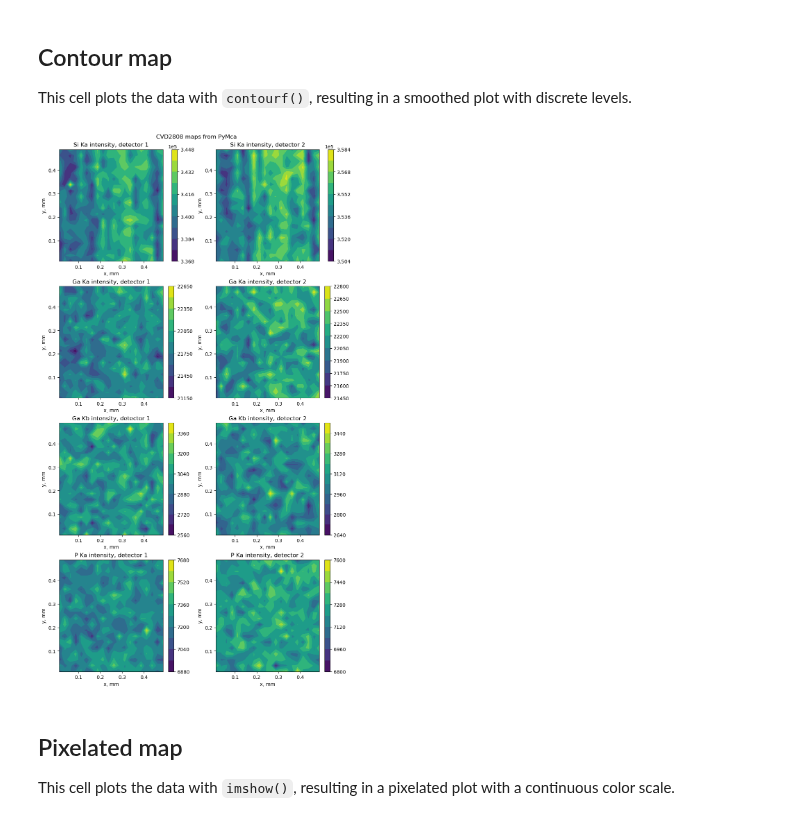
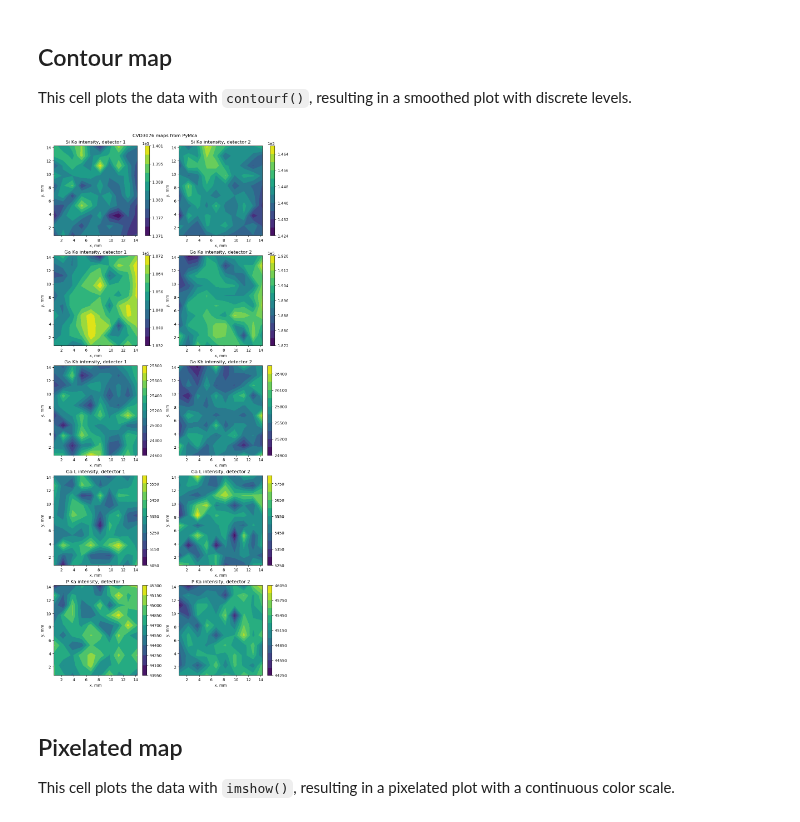
Before and after one commit to ELFREELAND/xrf-thickness-studies, a Jupyter notebook: batch_processor_pymca.ipynb, the cells around one changed output. Saved outputs shown, nothing was run; the diff lists cells and outputs as text; code cells hidden in the pictures.

```diff
--- a/batch_processor_pymca.ipynb
+++ b/batch_processor_pymca.ipynb
@@ -41,7 +44,7 @@ for i in range(0, len(folders)):
 11 - 20230627_CVD_2546_map
 12 - 20230628_CVD_2546_map
 # %%
-path_label = folders[8][0:-4]
+path_label = folders[0][0:-4]
 
 sample_name = "CVD" + path_label[-4:]
 # %% [markdown]
@@ -116,6 +117,8 @@ dat = {
     "Ga_ka_d2": np.zeros((grid_size, grid_size)),
     "Ga_kb_d1": np.zeros((grid_size, grid_size)),
     "Ga_kb_d2": np.zeros((grid_size, grid_size)),
+    "Ga_l_d1":  np.zeros((grid_size, grid_size)),
+    "Ga_l_d2":  np.zeros((grid_size, grid_size)),
     "P_ka_d1":  np.zeros((grid_size, grid_size)),
     "P_ka_d2":  np.zeros((grid_size, grid_size))
 }
@@ -150,18 +153,22 @@ while s != [""]:
         si_counts = float(s[2])
         ga_ka_counts = float(s[8])
         ga_kb_counts = float(s[9])
+        #combine data from La1, La2, La3 since they are indistuinguishable with Si(Li) detector
+        ga_l_counts = float(s[10]) + float(s[11]) + float(s[12])
         p_counts = float(s[4])
 
         if int(s[0]) < grid_size**2 : #separate into detector 1 and detector 2
             dat["Si_ka_d1"][y][x] = si_counts
             dat["Ga_ka_d1"][y][x] = ga_ka_counts
             dat["Ga_kb_d1"][y][x] = ga_kb_counts
+            dat["Ga_l_d1"][y][x] = ga_l_counts
             dat["P_ka_d1"][y][x] = p_counts
 
         elif int(s[0]) >= grid_size**2:
             dat["Si_ka_d2"][y][x] = si_counts
             dat["Ga_ka_d2"][y][x] = ga_ka_counts
             dat["Ga_kb_d2"][y][x] = ga_kb_counts
+            dat["Ga_l_d2"][y][x] = ga_l_counts
             dat["P_ka_d2"][y][x] = p_counts
 
     s = input_file.readline().split(";")
@@ -309,7 +325,7 @@ c="viridis" #colormap to use
 
 l = 10 #how many levels in the contour map
 
-fg, axs = plt.subplots(nrows=4, ncols=2, figsize=(9, 16), layout="constrained")
+fg, axs = plt.subplots(nrows=5, ncols=2, figsize=(9, 20), layout="constrained")
 
 def drawMap(a, dat, cm, levs, title):
     """draw contour plot
@@ -317,36 +333,39 @@ def drawMap(a, dat, cm, levs, title):
     a is axes on which to draw it
     cm is the color map to use
     title is the title to write
     """
     im_pointer = a.contourf(dat, levels = levs, extent = [0, grid_dim, 0, grid_dim], cmap=cm, origin = "lower")
     cb = plt.colorbar(im_pointer, ax=a)
     cb.formatter.set_powerlimits((-5,5))
     a.set_title(title)
     a.set_xlabel("x, mm")
     a.set_ylabel("y, mm")
 
 drawMap(axs[0][0], dat["Si_ka_d1"], c, l, "Si Ka intensity, detector 1")
 drawMap(axs[0][1], dat["Si_ka_d2"], c, l, "Si Ka intensity, detector 2")
 
 drawMap(axs[1][0], dat["Ga_ka_d1"], c, l, "Ga Ka intensity, detector 1")
 drawMap(axs[1][1], dat["Ga_ka_d2"], c, l, "Ga Ka intensity, detector 2")
 
 drawMap(axs[2][0], dat["Ga_kb_d1"], c, l, "Ga Kb intensity, detector 1")
 drawMap(axs[2][1], dat["Ga_kb_d2"], c, l, "Ga Kb intensity, detector 2")
 
-drawMap(axs[3][0], dat["P_ka_d1"], c, l, "P Ka intensity, detector 1")
-drawMap(axs[3][1], dat["P_ka_d2"], c, l, "P Ka intensity, detector 2")
+drawMap(axs[3][0], dat["Ga_l_d1"], c, l, "Ga L intensity, detector 1")
+drawMap(axs[3][1], dat["Ga_l_d2"], c, l, "Ga L intensity, detector 2")
+
+drawMap(axs[4][0], dat["P_ka_d1"], c, l, "P Ka intensity, detector 1")
+drawMap(axs[4][1], dat["P_ka_d2"], c, l, "P Ka intensity, detector 2")
 
 fg.suptitle(sample_name + " maps from " + source)
 
 plt.savefig("./" + path_label + "_map/results_out/" + path_label + "_intensity_contour_map_" + source + ".png",
             dpi="figure",
             format="png")
 
 #for contourf(), [0][0] is displayed in the bottom left, [0][9] is in the bottom right
 #for imshow(), [0][0] is displayed in the top left, [0][9] is in the top right
 # %% [output]
-[figure, old version]
+[figure, new version]
 # %% [markdown]
 ## Pixelated map
 This cell plots the data with `imshow()`, resulting in a pixelated plot with a continuous color scale.
```
Also changed, not shown: parts of 10 cells of this notebook, 14 other files.
